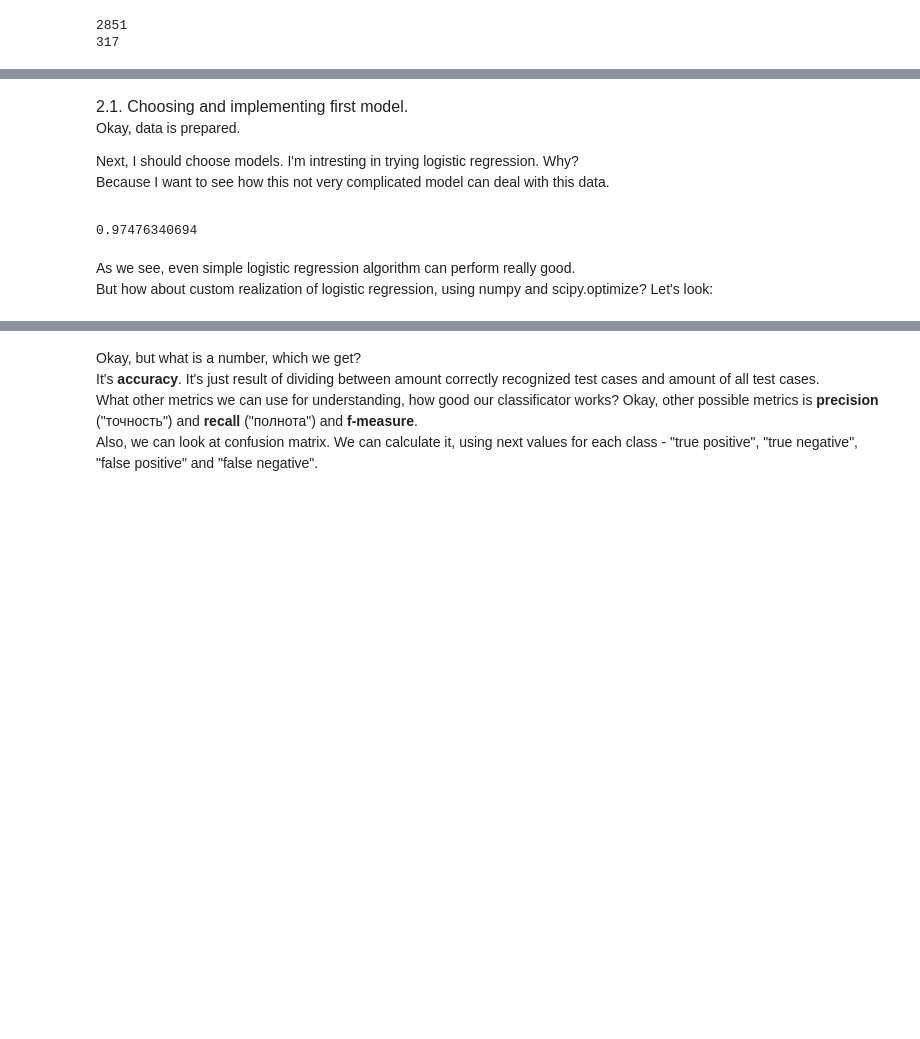
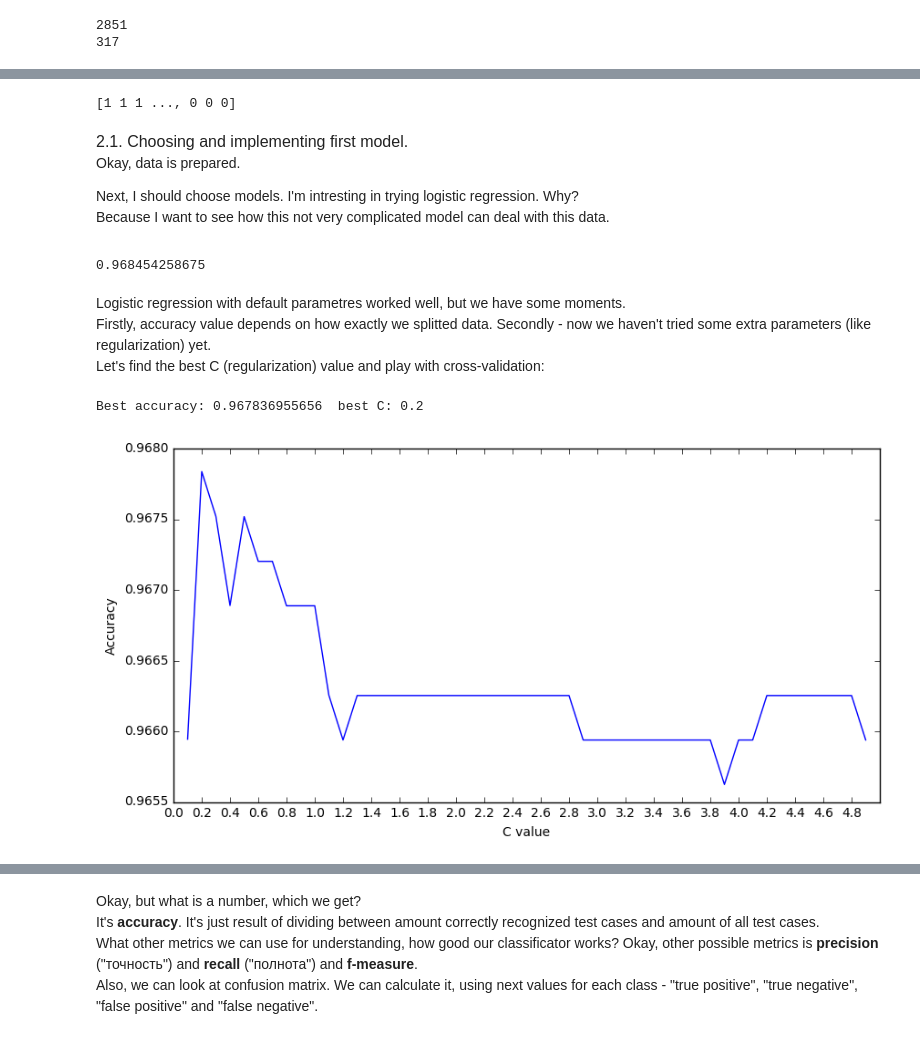
Before and after one commit to honcharov-danylo/DataRoot3, a Jupyter notebook: DataRoot3.ipynb, the cells around one changed output, grey strips where cells are left out. Cells and saved outputs as stored; diff of their text form; code cells hidden in the pictures; blank space fills up the shorter version.

```diff
--- a/DataRoot3.ipynb
+++ b/DataRoot3.ipynb
@@ -240,6 +282,7 @@ from sklearn.preprocessing import StandardScaler
 scaler = StandardScaler()
 train_data_x=scaler.fit_transform(train_data_x)
 test_data_x=scaler.transform(test_data_x)
+data_x=scaler.transform(data_x)
 print(train_data_x.mean())
 print(train_data_x.std())
 # %% [output]
@@ -248,3 +293,12 @@ print(train_data_x.std())
+# %%
+from sklearn.preprocessing import LabelEncoder
+le=LabelEncoder()
+data_y=le.fit_transform(data_y)
+test_data_y=le.fit_transform(test_data_y)
+train_data_y=le.fit_transform(train_data_y)
+print(data_y)
+# %% [output]
+[1 1 1 ..., 0 0 0]
 # %% [markdown]
 <font size=3>2.1. Choosing and implementing first model.</font><br>
 Okay, data is prepared.<br><p> Next, I should choose models. I'm intresting in trying logistic regression. Why? <br>
@@ -255,6 +309,35 @@ regress_skl=linear_model.LogisticRegression()
 regress_skl.fit(train_data_x,train_data_y)
 print(regress_skl.score(test_data_x,test_data_y))
 # %% [output]
-0.97476340694
+0.968454258675
-# %% [markdown]
-As we see, even simple logistic regression algorithm can perform really good. <br> But how about custom realization of logistic regression, using numpy and scipy.optimize? Let's look:
+# %% [markdown]
+Logistic regression with default parametres worked well, but we have some moments.
+<br>Firstly, accuracy value depends on how exactly we splitted data. Secondly - now we haven't tried some extra parameters (like regularization) yet. <br>
+Let's find the best C (regularization)  value and play with cross-validation:
+# %%
+from sklearn.model_selection import cross_val_score #importing cross-validation
+import matplotlib.pyplot as plt
+
+import numpy as np
+mean_results={}
+best_c=0
+best_accuracy=0.5 #some low accuracy
+for c in np.arange(0.1,5,0.1):
+    regress_skl=linear_model.LogisticRegression(C=c)
+    scores=cross_val_score(regress_skl,data_x,data_y,cv=10)
+    mean_results[c]=scores.mean()
+    if(best_accuracy<scores.mean()):
+        best_accuracy=scores.mean()
+        best_c=c
+print("Best accuracy:",best_accuracy," best C:",best_c)
+#print(mean_results)
+%matplotlib inline
+plt.figure(figsize=(10,5))
+plt.plot(list(mean_results.keys()),list(mean_results.values()))
+plt.xlabel("C value")
+plt.ylabel("Accuracy")
+plt.xticks(np.arange(0,5,0.2))
+print("") #cleaning mess
+# %% [output]
+Best accuracy: 0.967836955656  best C: 0.2
+[figure, added]
```
Also changed, not shown: parts of 20 cells of this notebook, 1 other file.
